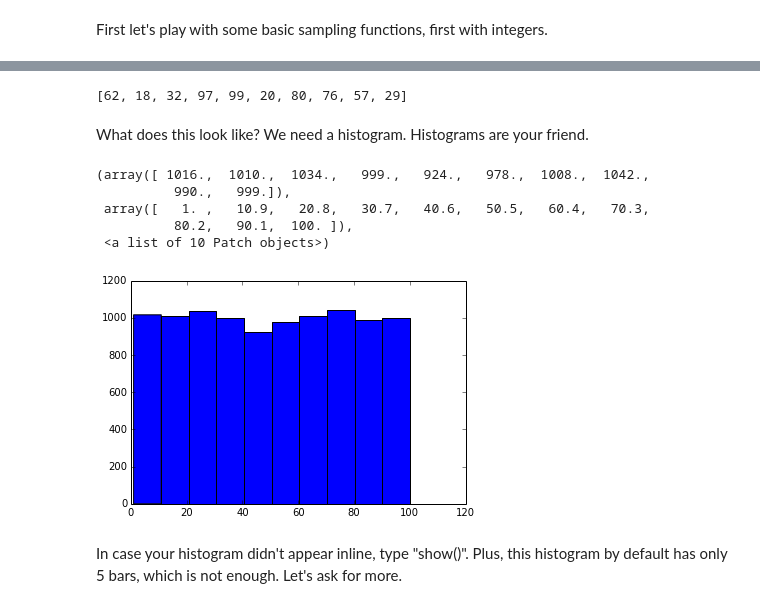
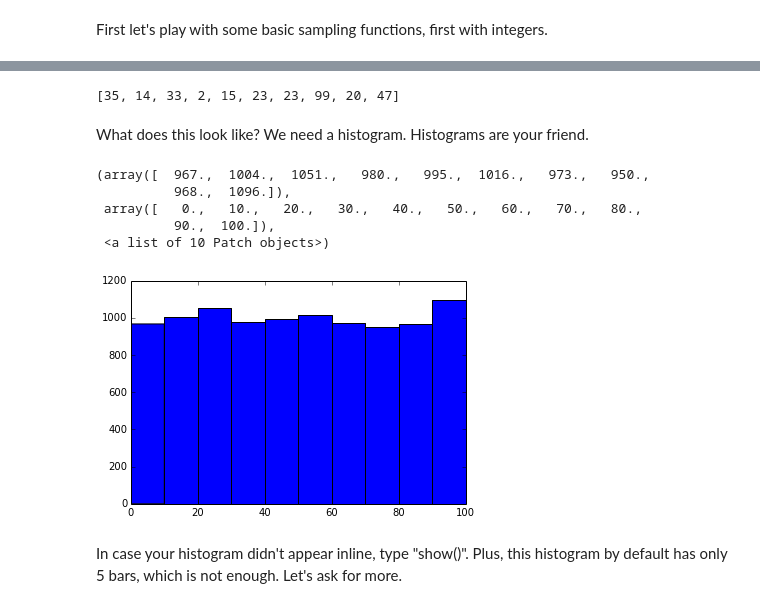
Before and after one commit to ledeprogram/courses, a Jupyter notebook: platforms/basic stats worksheet 1.ipynb, the cells around one changed output, grey strips where cells are left out. Saved outputs shown, nothing was run; the diff lists cells and outputs as text; code cells hidden in the pictures.

```diff
--- a/platforms/basic stats worksheet 1.ipynb
+++ b/platforms/basic stats worksheet 1.ipynb
@@ -12,7 +12,7 @@ randint(0, 100)
 # %%
-random_ints = [randint(1, 100) for x in range(10000)]
+random_ints = [randint(0, 100) for x in range(10000)]
 print random_ints[:10]
 # %% [output]
-[62, 18, 32, 97, 99, 20, 80, 76, 57, 29]
+[35, 14, 33, 2, 15, 23, 23, 99, 20, 47]
 # %% [markdown]
 What does this look like? We need a histogram. Histograms are your friend.
@@ -21,9 +18,0 @@ from matplotlib.pylab import *
-# %%
-hist(random_ints)
-# %% [output]
-(array([ 1016.,  1010.,  1034.,   999.,   924.,   978.,  1008.,  1042.,
-          990.,   999.]),
- array([   1. ,   10.9,   20.8,   30.7,   40.6,   50.5,   60.4,   70.3,
-          80.2,   90.1,  100. ]),
- <a list of 10 Patch objects>)
-[figure, removed]
@@ -30,2 +21,11 @@ hist(random_ints)
+# %%
+mp.hist(random_ints)
+# %% [output]
+(array([  967.,  1004.,  1051.,   980.,   995.,  1016.,   973.,   950.,
+          968.,  1096.]),
+ array([   0.,   10.,   20.,   30.,   40.,   50.,   60.,   70.,   80.,
+          90.,  100.]),
+ <a list of 10 Patch objects>)
+[figure, added]
 # %% [markdown]
 In case your histogram didn't appear inline, type "show()". Plus, this histogram by default has only 5 bars, which is not enough. Let's ask for more.
```
Also changed, not shown: parts of 26 cells of this notebook.
